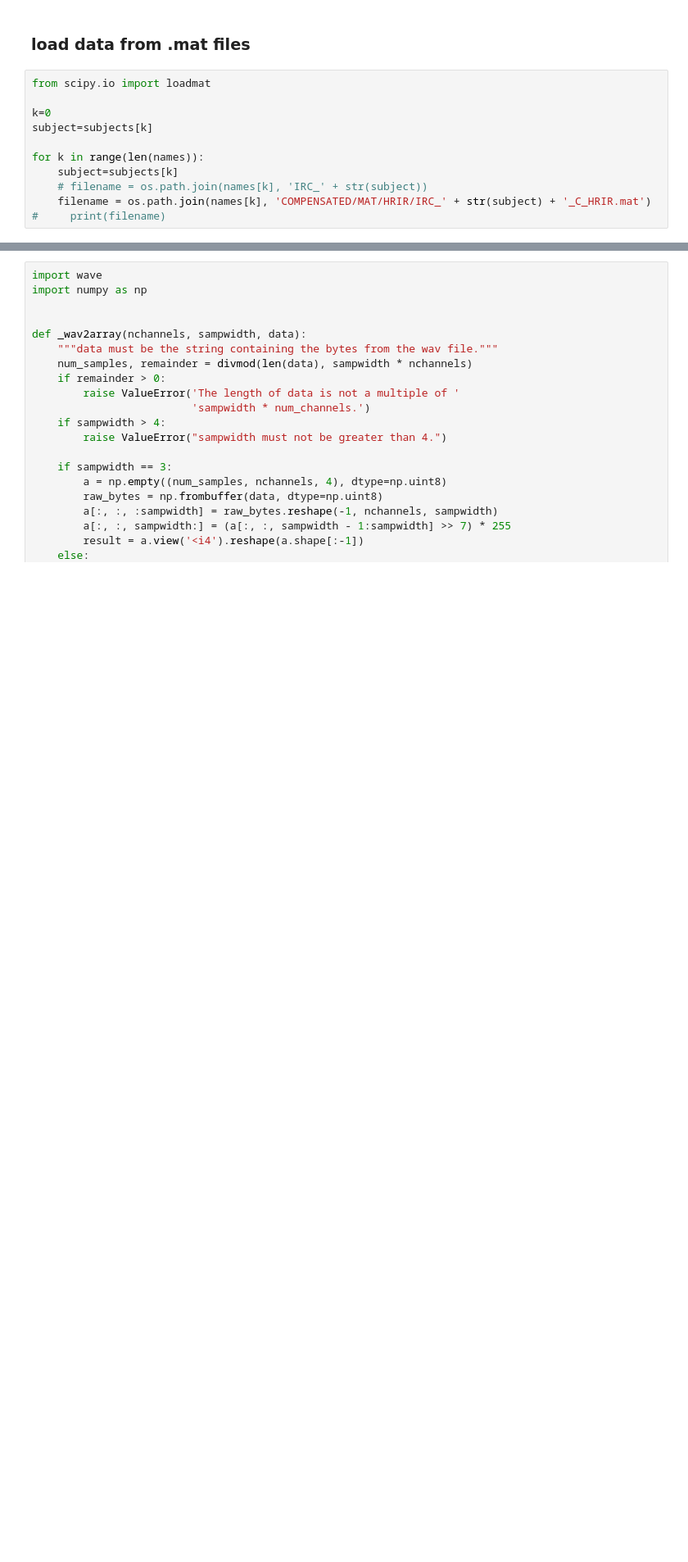
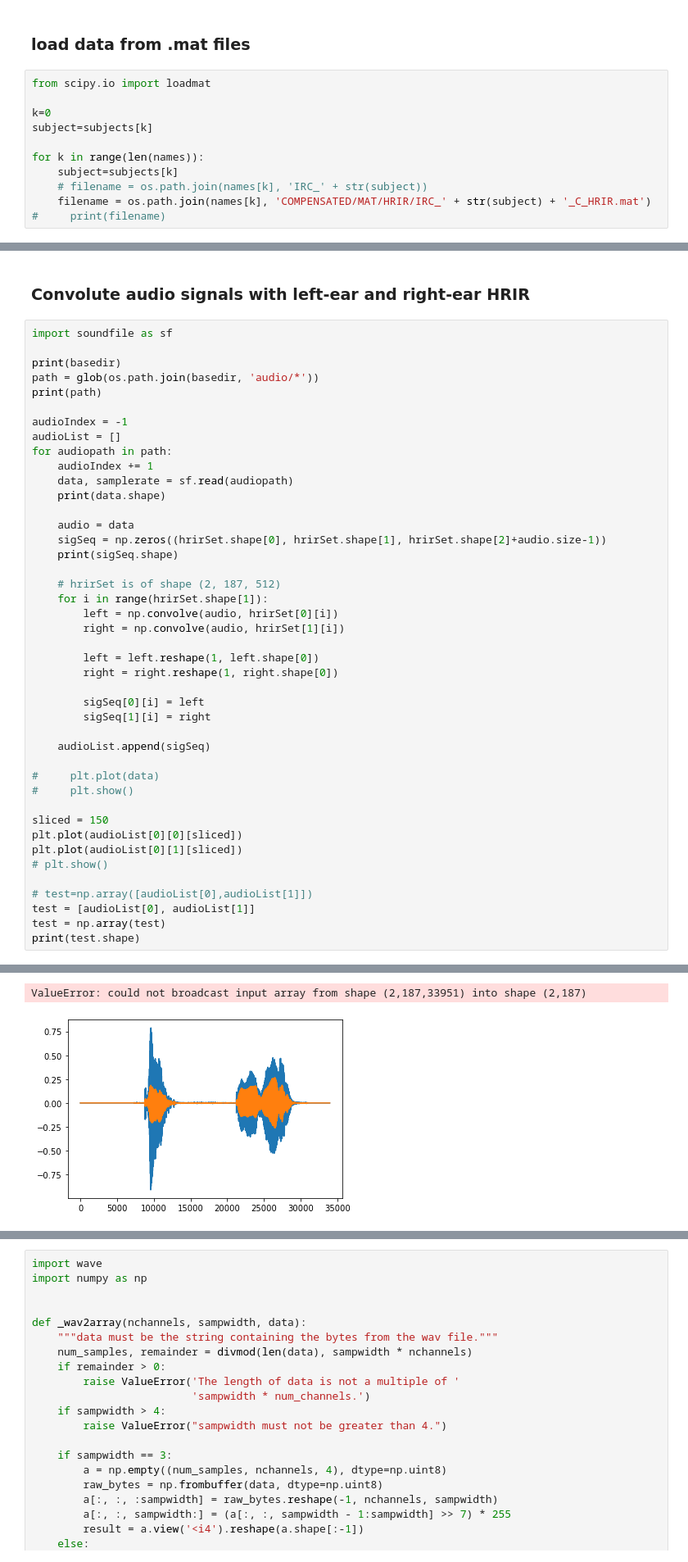
Before and after one commit to walkeronwater/Simultaneous-Sound-Sources-Localisation-Transformer, a Jupyter notebook: data-pre.ipynb, the cells around one changed output, grey strips where cells are left out. Shown: that part at 82% size. Saved outputs shown, nothing was run; the diff lists cells and outputs as text; blank space fills up the shorter version.

Commit message:
data

```diff
--- a/data-pre.ipynb
+++ b/data-pre.ipynb
@@ -67,0 +78,46 @@ dict_keys(['__header__', '__version__', '__globals__', 'r_eq_hrir_S', 'l_eq_hrir
+# %% [markdown]
+### Convolute audio signals with left-ear and right-ear HRIR
+# %%
+import soundfile as sf
+
+print(basedir)
+path = glob(os.path.join(basedir, 'audio/*'))
+print(path)
+
+audioIndex = -1
+audioList = []
+for audiopath in path:
+    audioIndex += 1
+    data, samplerate = sf.read(audiopath)
+    print(data.shape)
+
+    audio = data
+    sigSeq = np.zeros((hrirSet.shape[0], hrirSet.shape[1], hrirSet.shape[2]+audio.size-1))
+    print(sigSeq.shape)
+
+    # hrirSet is of shape (2, 187, 512)
+    for i in range(hrirSet.shape[1]):
+        left = np.convolve(audio, hrirSet[0][i])
+        right = np.convolve(audio, hrirSet[1][i])
+
+        left = left.reshape(1, left.shape[0])
+        right = right.reshape(1, right.shape[0])
+
+        sigSeq[0][i] = left
+        sigSeq[1][i] = right
+
+    audioList.append(sigSeq)
+
+#     plt.plot(data)
+#     plt.show()
+
+sliced = 150
+plt.plot(audioList[0][0][sliced])
+plt.plot(audioList[0][1][sliced])
+# plt.show()
+
+# test=np.array([audioList[0],audioList[1]])
+test = [audioList[0], audioList[1]]
+test = np.array(test)
+print(test.shape)
+# %% [output]
@@ -67,0 +130,2 @@ dict_keys(['__header__', '__version__', '__globals__', 'r_eq_hrir_S', 'l_eq_hrir
+ValueError: could not broadcast input array from shape (2,187,33951) into shape (2,187)
+[figure, added]
```
Also changed, not shown: parts of 7 cells of this notebook, 2 other files.
